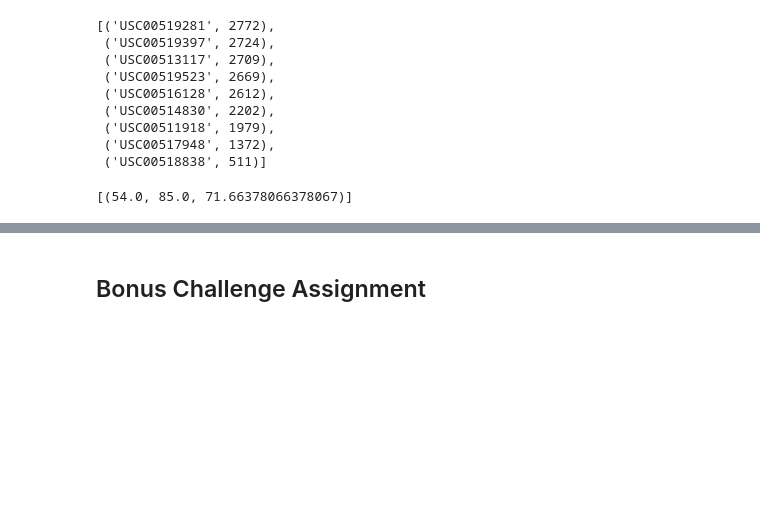
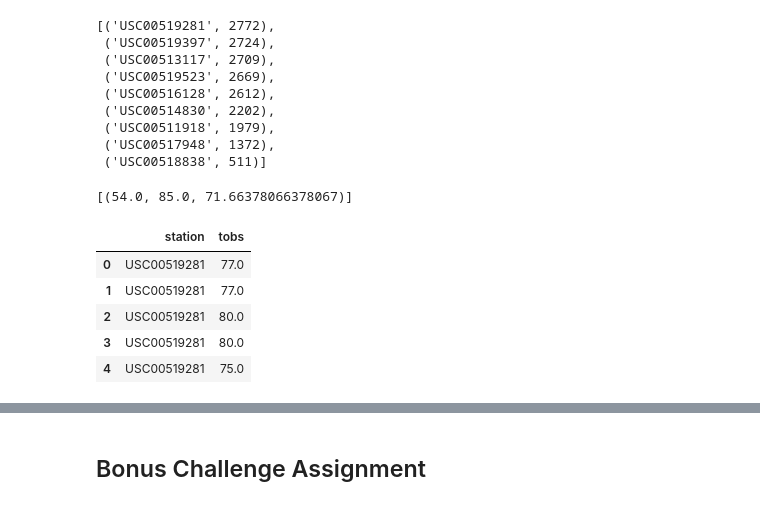
Before and after one commit to simoncastellanos9/sqlalchemy-challenge, a Jupyter notebook: climate_starter.ipynb, the cells around one changed output, grey strips where cells are left out. Drawn from its saved outputs; the diff is of its cells as text; code cells hidden in the pictures; blank space fills up the shorter version.

```diff
--- a/climate_starter.ipynb
+++ b/climate_starter.ipynb
@@ -145,5 +143,17 @@ temp
 [(54.0, 85.0, 71.66378066378067)]
 # %%
 # Choose the station with the highest number of temperature observations.
+temps = session.query(Measurement.station, Measurement.tobs).\
+                filter(Measurement.station == m_active).\
+                filter(Measurement.date >= year).all()
+temps_df = pd.DataFrame(temps)
+temps_df.head()
+# %% [output]
+|  | station | tobs |
+| 0 | USC00519281 | 77.0 |
+| 1 | USC00519281 | 77.0 |
+| 2 | USC00519281 | 80.0 |
+| 3 | USC00519281 | 80.0 |
+| 4 | USC00519281 | 75.0 |
 # %%
 # Query the last 12 months of temperature observation data for this station and plot the results as a histogram
```
Also changed, not shown: parts of 2 cells of this notebook.
